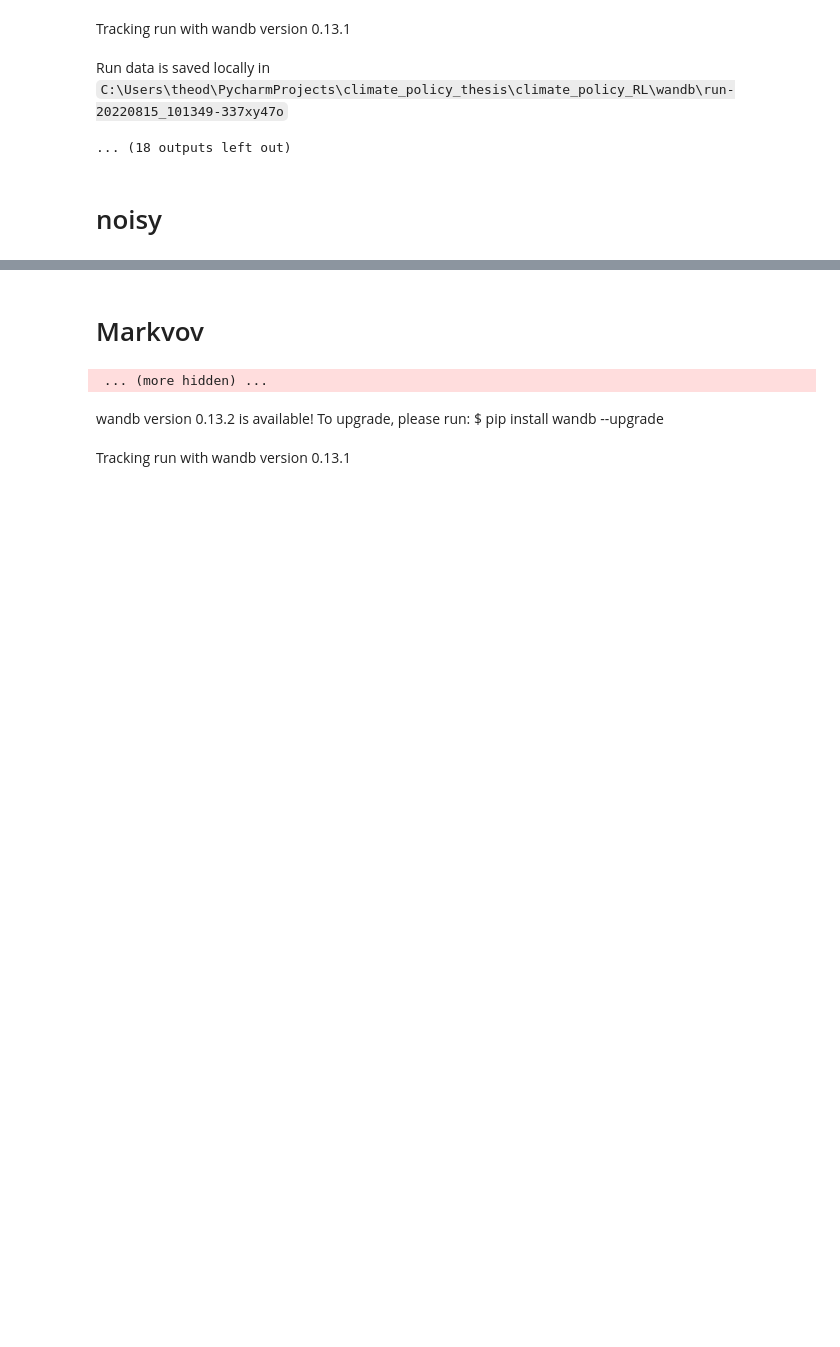
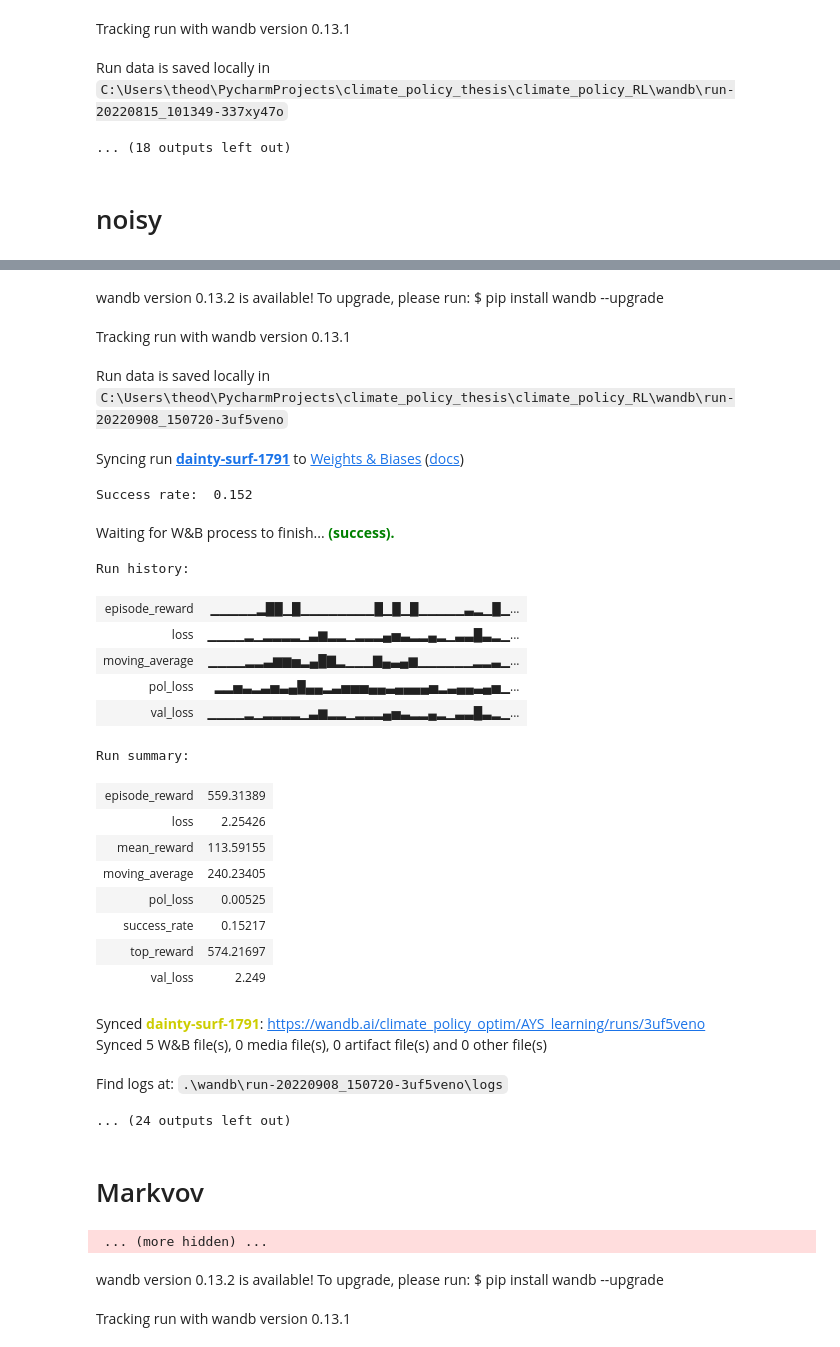
Before and after one commit to TheodoreWolf/climate_policy_rl, a Jupyter notebook: agent_plots.ipynb, the cells around one changed output, grey strips where cells are left out. Saved outputs shown, nothing was run; the diff lists cells and outputs as text; code cells hidden in the pictures; blank space fills up the shorter version.

Commit message:
experiments update

```diff
--- a/agent_plots.ipynb
+++ b/agent_plots.ipynb
@@ -247,13 +263,40 @@ Syncing run dulcet-shape-1784 to Weights & Biases (docs)
 # %%
-ddqn_data = []
+ppo_data = []
 for seed in tqdm(range(3)):
-    ddqn_exp = exp.Noisy_Learn(max_frames=5e5, seed=seed, max_episodes=10000, wandb_save=True, noise=1e-5, periodic_increase=10000)
-    ddqn_exp.set_agent("DuelDDQN")
-    ddqn_exp.train(notebook=False)
-    torch.save(ddqn_exp.agent.target_net.state_dict(), path+"\\fix_noise_duelddqn_target_net_."+str(seed)+".pt")
-    ddqn_data.append(ddqn_exp.data)
-with open(proj_dir+"\\experiment_data\\fix_noisy_duelddqn_data.json", "w") as f:
-    json.dump(ddqn_data, f)
+    ppo_exp = exp.Noisy_Learn(max_frames=5e5, seed=seed, max_episodes=10000, wandb_save=True, noise=1e-5, periodic_increase=10000)
+    ppo_exp.set_agent("PPO")
+    ppo_exp.train(notebook=False)
+    torch.save(ppo_exp.agent.actor.state_dict(), path+"\\fix_noise_ppo_policy_net_."+str(seed)+".pt")
+    torch.save(ppo_exp.agent.critic.state_dict(), path+"\\fix_noise_ppo_value_net_."+str(seed)+".pt")
+    ppo_data.append(ppo_exp.data)
+with open(proj_dir+"\\experiment_data\\fix_noisy_ppo_data.json", "w") as f:
+    json.dump(ppo_data, f)
+# %% [output]
+wandb version 0.13.2 is available! To upgrade, please run: $ pip install wandb --upgrade
+Tracking run with wandb version 0.13.1
+Run data is saved locally in C:\Users\theod\PycharmProjects\climate_policy_thesis\climate_policy_RL\wandb\run-20220908_150720-3uf5veno
+Syncing run dainty-surf-1791 to Weights & Biases (docs)
+Success rate:  0.152
+Waiting for W&B process to finish... (success).
+Run history:
+| episode_reward | ▁▁▁▁▁▂██▁█▁▁▁▁▁▁▁▁█▁█▁█▁▁▁▁▁▃▂▁█▁... |
+| loss | ▁▁▁▁▂▁▂▂▂▂▁▃▆▂▂▁▂▂▂▄▅▃▂▂▄▂▁▃▃█▃▂▁... |
+| moving_average | ▁▁▁▁▂▂▃▆▆▅▂▄█▇▂▁▁▁▇▄▃▄▆▁▁▁▁▁▁▂▂▃▁... |
+| pol_loss | ▂▂▅▃▂▃▅▃▄█▄▄▂▃▅▅▅▄▄▃▄▄▄▄▅▂▃▄▄▃▄▅▁... |
+| val_loss | ▁▁▁▁▂▁▂▂▂▂▁▃▆▂▂▁▂▂▂▄▅▃▂▂▄▂▁▃▃█▃▂▁... |
+Run summary:
+| episode_reward | 559.31389 |
+| loss | 2.25426 |
+| mean_reward | 113.59155 |
+| moving_average | 240.23405 |
+| pol_loss | 0.00525 |
+| success_rate | 0.15217 |
+| top_reward | 574.21697 |
+| val_loss | 2.249 |
+Synced dainty-surf-1791: https://wandb.ai/climate_policy_optim/AYS_learning/runs/3uf5veno
+Synced 5 W&B file(s), 0 media file(s), 0 artifact file(s) and 0 other file(s)
+Find logs at: .\wandb\run-20220908_150720-3uf5veno\logs
+... (24 outputs left out)
 # %%
 dqn_data = []
 for seed in tqdm(range(3)):
```
Also changed, not shown: parts of 1 cell of this notebook, 6 other files.
